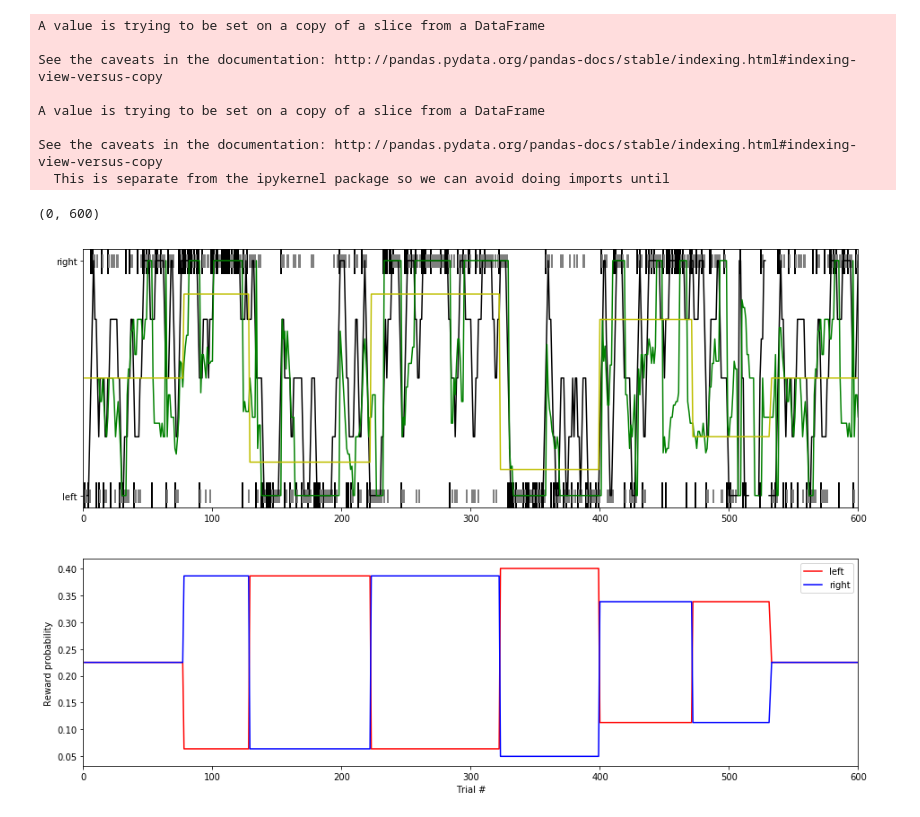
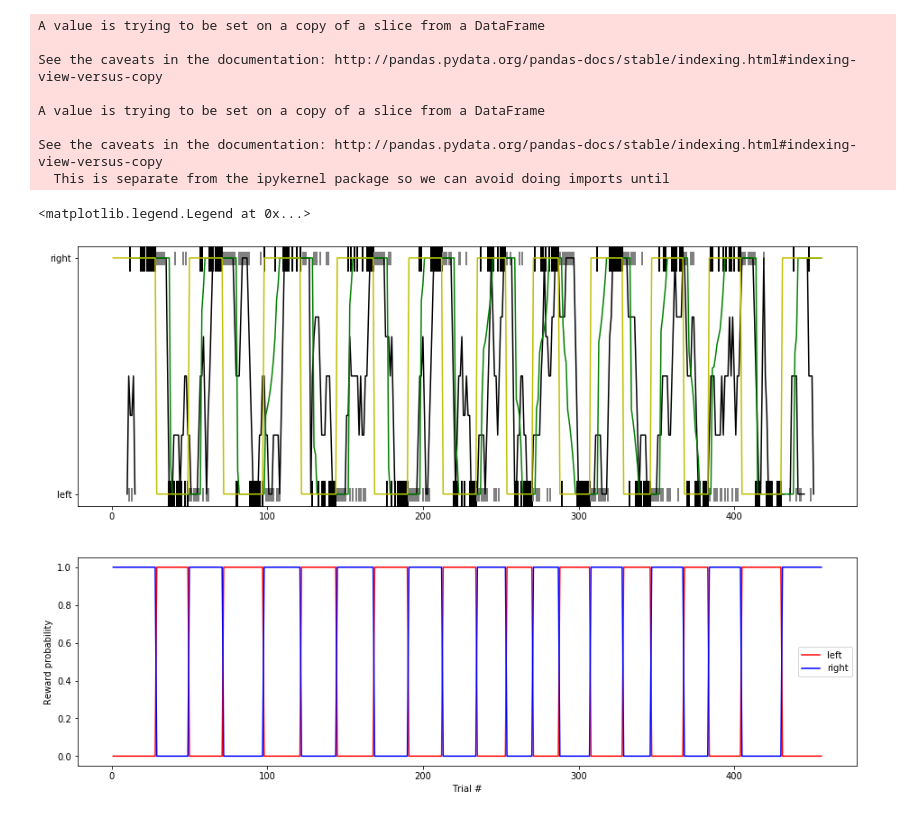
Before and after one commit to rozmar/DataPipeline, a Jupyter notebook: foraging_analysis.ipynb, the cells around one changed output. Drawn from its saved outputs; the diff is of its cells as text; code cells hidden in the pictures.

```diff
--- a/foraging_analysis.ipynb
+++ b/foraging_analysis.ipynb
@@ -75,9 +86,12 @@ Text(0.5, 1.0, 'Early lick rate during each session')
 Autowater (water cue after multiple miss trials) was not used from week 2, except for FOR01 who had a huge bias on a few days
 (autowater was turned on if the animal igored 10 trials in a row at the end of the session, these are the small bumps from the second week)
 # %%
+df_subject_wr=pd.DataFrame(lab.WaterRestriction() * experiment.Session() * experiment.SessionDetails)
+subject_names = df_subject_wr['water_restriction_number'].unique()
+subject_names.sort()
 fig=plt.figure()
 ax_autowater=fig.add_axes([0,0,1,.8])
-for wr_name in subject_names:
+for i,wr_name in enumerate(subject_names):
     subject_id = (lab.WaterRestriction() & 'water_restriction_number = "'+wr_name+'"').fetch('subject_id')[0]
     key = {'subject_id':subject_id}
     sessionnum = len(experiment.Session()&key)
@@ -87,7 +101,7 @@ for wr_name in subject_names:
         key = {'session':session,'subject_id':subject_id}
         autowater_num = len((experiment.TrialNote()&key))
         autowater_nums.append(autowater_num)
-    ax_autowater.plot(range(1,len(autowater_nums)+1),autowater_nums,linewidth=len(subject_names)+1-i)
+    ax_autowater.plot(range(1,len(autowater_nums)+1),autowater_nums,linewidth=len(subject_names)+.5-i)
 ax_autowater.legend(subject_names)
 ax_autowater.set_xlabel('Session number')
 ax_autowater.set_ylabel('Number of trials with autowater on')
@@ -99,12 +113,17 @@ Text(0.5, 1.0, 'Autowater')
 # reaction times for the last session:
 The first two mice (Bari-Cohen training) are trying to guess the GO cue
 # %%
-session = experiment.Session().fetch('session').max()
-key = {'session':session}
-df_reactiontime = pd.DataFrame((behavioranal.SessionReactionTimeHistogram() & key)*(lab.WaterRestriction &key))
+
+
 fig=plt.figure()
 ax_RT = list()
 for i,subject in enumerate(subject_names):
+    key = dict()
+    subject_id = (lab.WaterRestriction() & 'water_restriction_number = "'+subject+'"').fetch('subject_id')[0]
+    key['subject_id'] = subject_id
+    session = (experiment.Session()&key).fetch('session').max()
+    key['session'] = session
+    df_reactiontime = pd.DataFrame((behavioranal.SessionReactionTimeHistogram() & key)*(lab.WaterRestriction &key))
     ax_RT.append(fig.add_axes([np.floor((i/2)%2),-1*(i%2),.8,.8]))
     idx = df_reactiontime['water_restriction_number'] == subject
     bins = df_reactiontime['reaction_time_bins'][idx].values[0][1:]
@@ -139,15 +158,16 @@ for wr_name in subject_names:
 
     sessionnum = list()
     licknum = list()
-    for i,session in enumerate(df_lickrhythm['session']):
-        idx = df_lickrhythm['session'] == session
-        bins = df_lickrhythm['lick_rhythm_bins'][idx].values[0][1:]
-        edges = [np.min(bins),np.max(bins)]
-        bins = bins - (bins[1] -bins[0])/2
-        vals = df_lickrhythm['lick_rhythm_values_miss_trials'][idx].values.tolist()[0]
-        sessionnum.append(session)
-        licknum.append(vals[bins>.015].sum())
-    ax_misslick.plot(sessionnum,licknum)
+    if len(df_lickrhythm)>0:
+        for i,session in enumerate(df_lickrhythm['session']):
+            idx = df_lickrhythm['session'] == session
+            bins = df_lickrhythm['lick_rhythm_bins'][idx].values[0][1:]
+            edges = [np.min(bins),np.max(bins)]
+            bins = bins - (bins[1] -bins[0])/2
+            vals = df_lickrhythm['lick_rhythm_values_miss_trials'][idx].values.tolist()[0]
+            sessionnum.append(session)
+            licknum.append(vals[bins>.015].sum())
+        ax_misslick.plot(sessionnum,licknum)
 protocolchanges = [7,11,19]
 ylimedges = ax_misslick.get_ylim()
 ax_misslick.plot(protocolchanges,np.ones(len(protocolchanges))*np.mean(ylimedges),'k|',markersize = np.diff(ylimedges))
@@ -402,7 +428,7 @@ plot_reward_rate('FOR04')
 # %%
 wr_name = 'FOR02'
 subject_id = (lab.WaterRestriction() & 'water_restriction_number = "'+wr_name+'"').fetch('subject_id')[0]
-session = 23
+session = 2#23
 df_behaviortrial = pd.DataFrame(((experiment.BehaviorTrial() & 'subject_id = '+str(subject_id) & 'session = '+str(session)) * experiment.SessionTrial() * experiment.SessionBlock()).fetch())
 df_session=pd.DataFrame(experiment.Session() & 'session = '+str(session) & 'subject_id = '+str(subject_id))
 df_session
@@ -483,26 +509,26 @@ See the caveats in the documentation: http://pandas.pydata.org/pandas-docs/stabl
 # %%
 
 fig=plt.figure()
 ax1=fig.add_axes([0,0,2,1])
 ax1.plot(df_behaviortrial['trial'][rewarded],df_behaviortrial['trial_choice_plot'][rewarded],'k|',color='black',markersize=30,markeredgewidth=2)
 ax1.plot(df_behaviortrial['trial'][unrewarded],df_behaviortrial['trial_choice_plot'][unrewarded],'|',color='gray',markersize=15,markeredgewidth=2)
 ax1.plot(df_behaviortrial['trial'],bias,'k-')
 ax1.plot(df_behaviortrial['trial'],rewardratio_R / (rewardratio_R+rewardratio_L),'g-')
 ax1.plot(df_behaviortrial['trial'],df_behaviortrial['reward_ratio'],'y-')
 ax1.set_yticks((0,1))
 ax1.set_yticklabels(('left','right'))
 
 ax2=fig.add_axes([0,-1,2,.8])
 ax2.plot(df_behaviortrial['trial'],df_behaviortrial['p_reward_left'],'r-')
 ax2.plot(df_behaviortrial['trial'],df_behaviortrial['p_reward_right'],'b-')
 ax2.set_ylabel('Reward probability')
 ax2.set_xlabel('Trial #')
 ax2.legend(['left','right'])
 
-ax1.set_xlim(00, 600)
-ax2.set_xlim(00, 600)
+#ax1.set_xlim(00, 600)
+#ax2.set_xlim(00, 600)
 # %% [output]
-(0, 600)
+<matplotlib.legend.Legend at 0x...>
-[figure, old version]
+[figure, new version]
 # %%
 #np.unique(rewardratio_R / (rewardratio_R+rewardratio_L))
```
Also changed, not shown: parts of 9 cells of this notebook.
